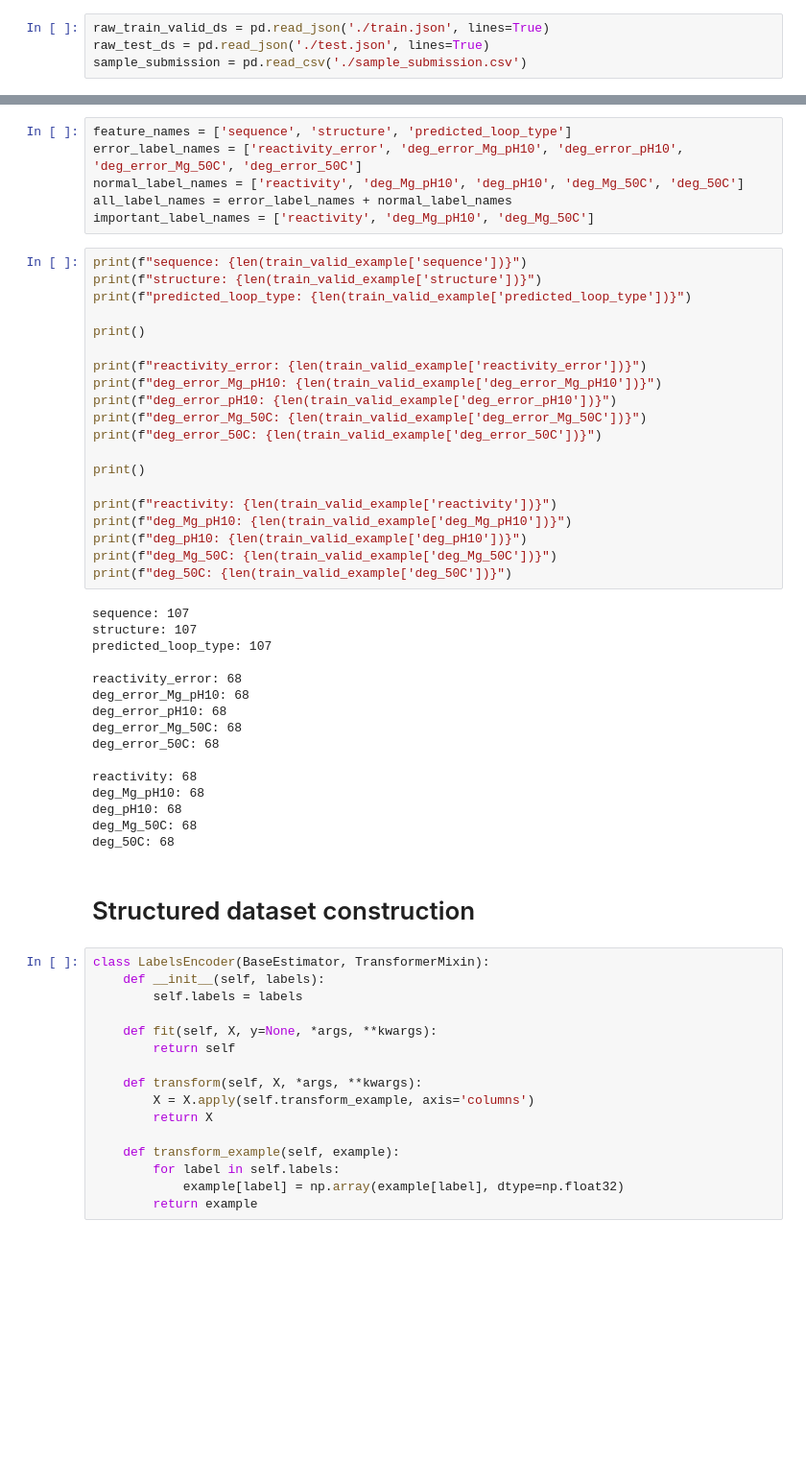
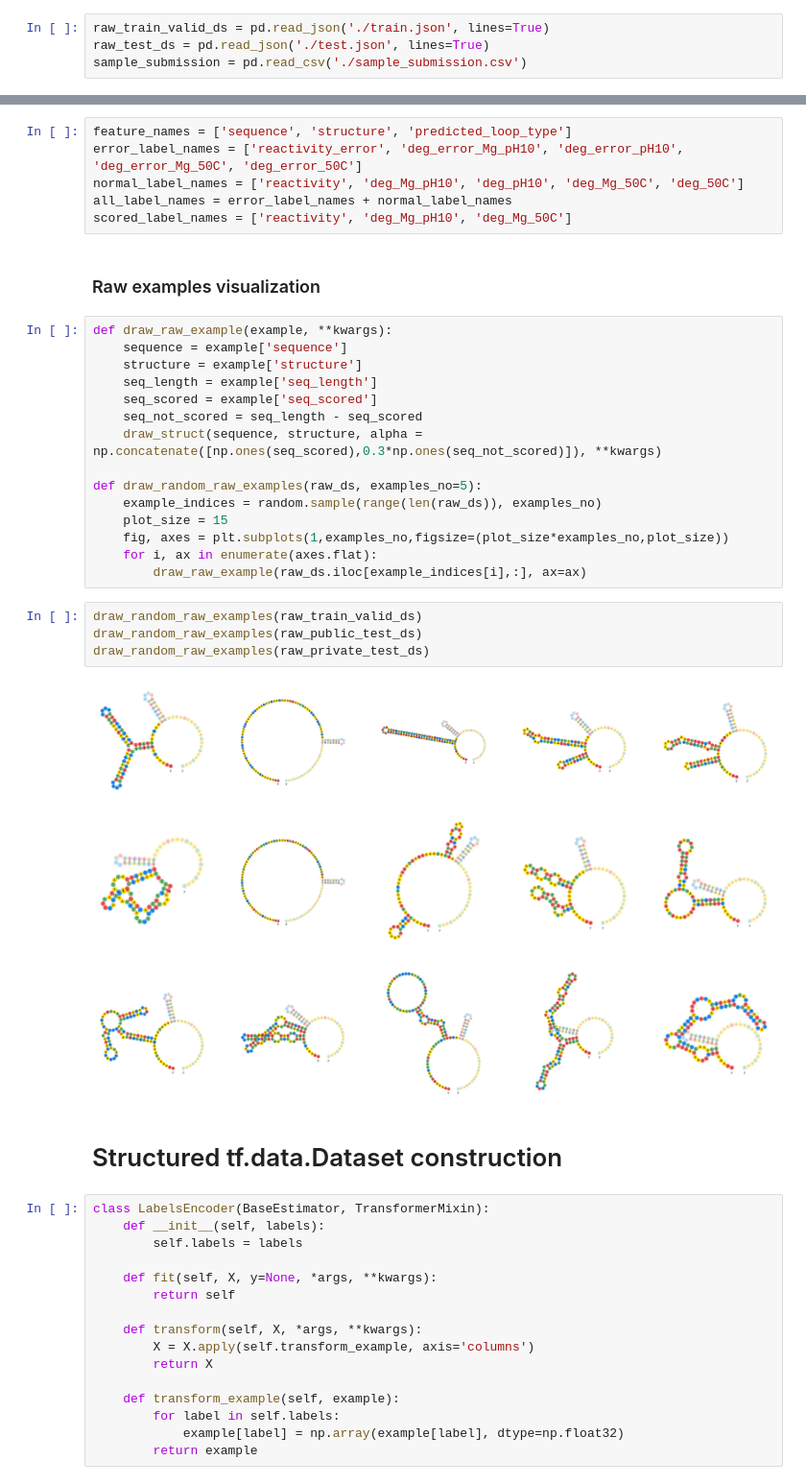
Before and after one commit to JanKapala/OpenVaccine-COVID-19-mRNA-Vaccine-Degradation-Prediction, a Jupyter notebook: Covid.ipynb, the cells around one changed output, grey strips where cells are left out. Shown at 96% size. Drawn from its saved outputs; the diff is of its cells as text; blank space fills up the shorter version.

Commit message:
Refactor notebook, add better visualization and model saving and loading

```diff
--- a/Covid.ipynb
+++ b/Covid.ipynb
@@ -94,45 +175,34 @@ feature_names = ['sequence', 'structure', 'predicted_loop_type']
 error_label_names = ['reactivity_error', 'deg_error_Mg_pH10', 'deg_error_pH10', 'deg_error_Mg_50C', 'deg_error_50C']
 normal_label_names = ['reactivity', 'deg_Mg_pH10', 'deg_pH10', 'deg_Mg_50C', 'deg_50C']
 all_label_names = error_label_names + normal_label_names
-important_label_names = ['reactivity', 'deg_Mg_pH10', 'deg_Mg_50C']
+scored_label_names = ['reactivity', 'deg_Mg_pH10', 'deg_Mg_50C']
-# %%
-print(f"sequence: {len(train_valid_example['sequence'])}")
-print(f"structure: {len(train_valid_example['structure'])}")
-print(f"predicted_loop_type: {len(train_valid_example['predicted_loop_type'])}")
-
-print()
-
-print(f"reactivity_error: {len(train_valid_example['reactivity_error'])}")
-print(f"deg_error_Mg_pH10: {len(train_valid_example['deg_error_Mg_pH10'])}")
-print(f"deg_error_pH10: {len(train_valid_example['deg_error_pH10'])}")
-print(f"deg_error_Mg_50C: {len(train_valid_example['deg_error_Mg_50C'])}")
-print(f"deg_error_50C: {len(train_valid_example['deg_error_50C'])}")
-
-print()
-
-print(f"reactivity: {len(train_valid_example['reactivity'])}")
-print(f"deg_Mg_pH10: {len(train_valid_example['deg_Mg_pH10'])}")
-print(f"deg_pH10: {len(train_valid_example['deg_pH10'])}")
-print(f"deg_Mg_50C: {len(train_valid_example['deg_Mg_50C'])}")
-print(f"deg_50C: {len(train_valid_example['deg_50C'])}")
-# %% [output]
-sequence: 107
-structure: 107
-predicted_loop_type: 107
-
-reactivity_error: 68
-deg_error_Mg_pH10: 68
-deg_error_pH10: 68
-deg_error_Mg_50C: 68
-deg_error_50C: 68
-
-reactivity: 68
-deg_Mg_pH10: 68
-deg_pH10: 68
-deg_Mg_50C: 68
-deg_50C: 68
+# %% [markdown]
+### Raw examples visualization
+# %%
+def draw_raw_example(example, **kwargs):
+    sequence = example['sequence']
+    structure = example['structure']
+    seq_length = example['seq_length']
+    seq_scored = example['seq_scored']
+    seq_not_scored = seq_length - seq_scored
+    draw_struct(sequence, structure, alpha = np.concatenate([np.ones(seq_scored),0.3*np.ones(seq_not_scored)]), **kwargs)
+
+def draw_random_raw_examples(raw_ds, examples_no=5):
+    example_indices = random.sample(range(len(raw_ds)), examples_no)
+    plot_size = 15
+    fig, axes = plt.subplots(1,examples_no,figsize=(plot_size*examples_no,plot_size))
+    for i, ax in enumerate(axes.flat):
+        draw_raw_example(raw_ds.iloc[example_indices[i],:], ax=ax)
+# %%
+draw_random_raw_examples(raw_train_valid_ds)
+draw_random_raw_examples(raw_public_test_ds)
+draw_random_raw_examples(raw_private_test_ds)
+# %% [output]
+[figure, added]
+[figure, added]
+[figure, added]
 # %% [markdown]
-# Structured dataset construction
+# Structured tf.data.Dataset construction
 # %%
 class LabelsEncoder(BaseEstimator, TransformerMixin):
     def __init__(self, labels):
```
Also changed, not shown: parts of 59 cells of this notebook, 44 other files.
